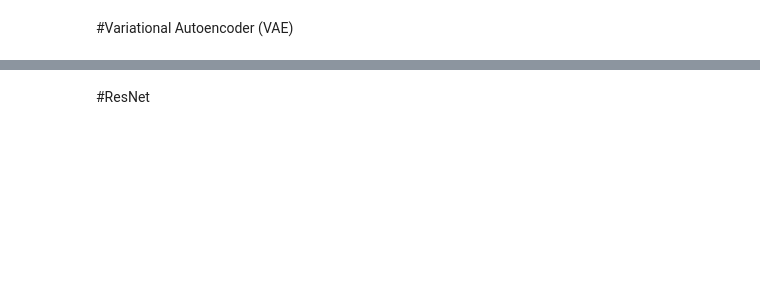
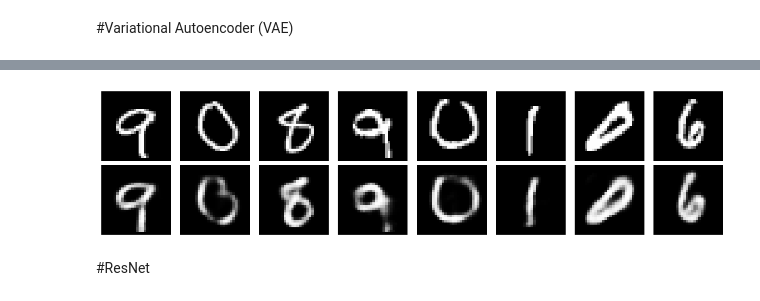
Before and after one commit to fbeilstein/neural_networks, a Jupyter notebook: lecture_3_nn_architectures.ipynb, the cells around one changed output, grey strips where cells are left out. Cells and saved outputs as stored; diff of their text form; code cells hidden in the pictures; blank space fills up the shorter version.

```diff
--- a/lecture_3_nn_architectures.ipynb
+++ b/lecture_3_nn_architectures.ipynb
@@ -44,3 +44,89 @@ load_slides_from(
 `,`
 <img src="https://raw.githubusercontent.com/fbeilstein/neural_networks/master/lecture_3_nn_architectures/VAE6.webp" width=750>
 `])
+# %%
+import torch
+import torch.nn as nn
+import torch.nn.functional as F
+from torchvision import datasets, transforms
+from torch.utils.data import DataLoader
+import matplotlib.pyplot as plt
+
+transform = transforms.ToTensor()
+
+train_data = datasets.MNIST(root="data", train=True, transform=transform, download=True)
+train_loader = DataLoader(train_data, batch_size=128, shuffle=True)
+
+class VAE(nn.Module):
+  def __init__(self, latent_dim=20):
+    super(VAE, self).__init__()
+    self.encoder = nn.Sequential(
+        nn.Flatten(),
+        nn.Linear(28*28, 400),
+        nn.ReLU(),
+    )
+    self.fc_mu = nn.Linear(400, latent_dim)
+    self.fc_logvar = nn.Linear(400, latent_dim)
+
+    self.decoder = nn.Sequential(
+        nn.Linear(latent_dim, 400),
+        nn.ReLU(),
+        nn.Linear(400, 28*28),
+        nn.Sigmoid()  # output in [0,1]
+    )
+
+  def reparameterize(self, mu, logvar):
+    std = torch.exp(0.5 * logvar)
+    eps = torch.randn_like(std)
+    return mu + eps * std  # reparameterization trick
+
+  def forward(self, x):
+    x = self.encoder(x)
+    mu = self.fc_mu(x)
+    logvar = self.fc_logvar(x)
+    z = self.reparameterize(mu, logvar)
+    recon = self.decoder(z)
+    return recon.view(-1, 1, 28, 28), mu, logvar
+
+def loss_function(recon_x, x, mu, logvar):
+  recon_loss = F.binary_cross_entropy(recon_x, x, reduction='sum')
+  kl_div = -0.5 * torch.sum(1 + logvar - mu.pow(2) - logvar.exp())
+  return recon_loss + kl_div
+
+device = torch.device("cuda" if torch.cuda.is_available() else "cpu")
+model = VAE(latent_dim=20).to(device)
+optimizer = torch.optim.Adam(model.parameters(), lr=1e-3)
+
+for epoch in range(1, 11):
+  model.train()
+  total_loss = 0
+  for x, _ in train_loader:
+    x = x.to(device)
+    recon_x, mu, logvar = model(x)
+    loss = loss_function(recon_x, x, mu, logvar)
+
+    optimizer.zero_grad()
+    loss.backward()
+    optimizer.step()
+
+    total_loss += loss.item()
+
+  print(f"Epoch {epoch}, Loss: {total_loss/len(train_loader.dataset):.2f}")
+
+model.eval()
+with torch.no_grad():
+  x, _ = next(iter(train_loader))
+  x = x.to(device)
+  recon_x, _, _ = model(x)
+
+  fig, axs = plt.subplots(2, 8, figsize=(12, 3))
+  for i in range(8):
+    axs[0, i].imshow(x[i].cpu().squeeze(), cmap="gray")
+    axs[1, i].imshow(recon_x[i].cpu().squeeze(), cmap="gray")
+    axs[0, i].axis("off")
+    axs[1, i].axis("off")
+  axs[0, 0].set_ylabel("Input")
+  axs[1, 0].set_ylabel("Recon")
+  plt.tight_layout()
+  plt.show()
+# %% [output]
@@ -47,3 +143,4 @@ load_slides_from(
+[figure, added]
 # %% [markdown]
 #ResNet
 # %% [markdown]
```
Also changed, not shown: parts of 1 cell of this notebook.
